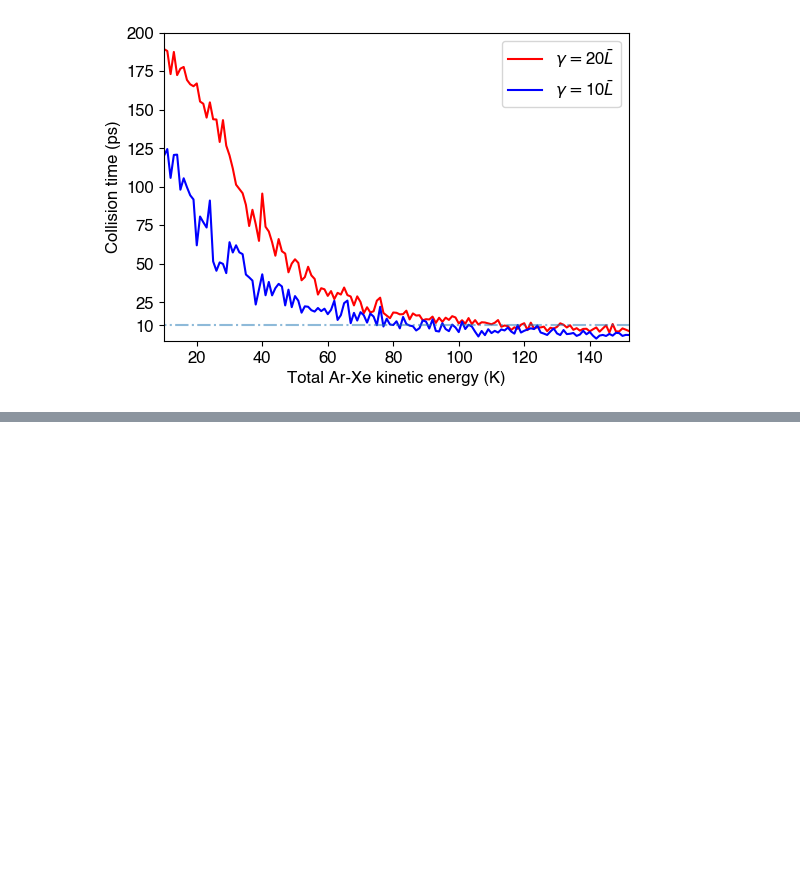
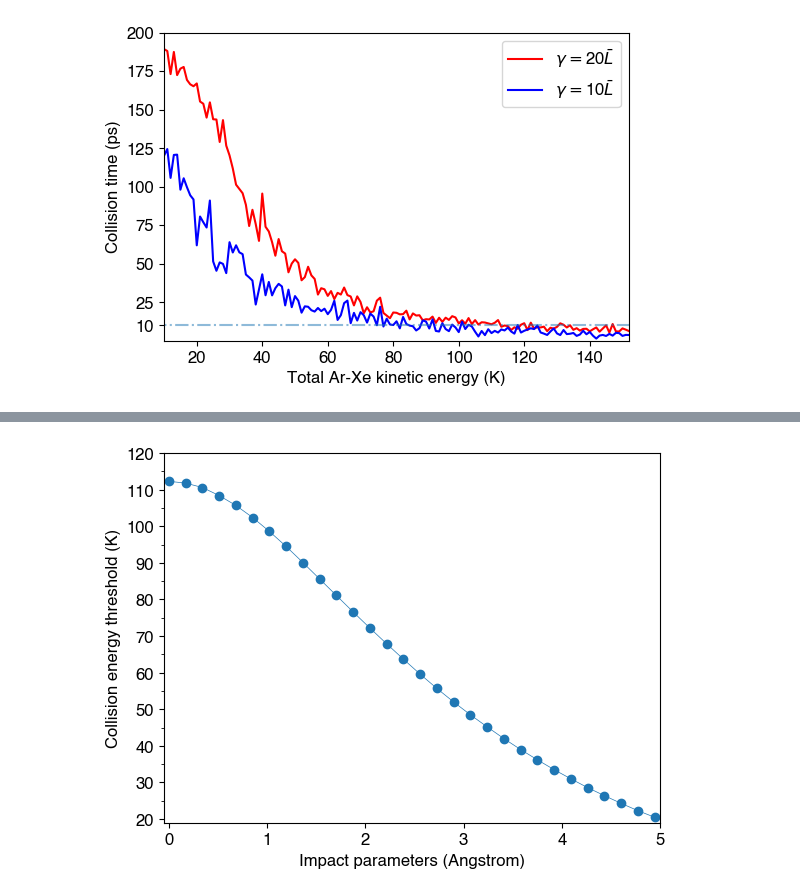
Before and after one commit to RibeiroGroup/Molecular-Dynamics-for-CIS, a Jupyter notebook: src/analyze_single_collision.ipynb, the cells around one changed output, grey strips where cells are left out. Drawn from its saved outputs; the diff is of its cells as text; code cells hidden in the pictures; blank space fills up the shorter version.

Commit message:
more plots

```diff
--- a/src/analyze_single_collision.ipynb
+++ b/src/analyze_single_collision.ipynb
@@ -677,3 +725,32 @@ for ct in [20, 1e1]:
+# %%
+PATH = 'pickle_jar/single_collision_zero_cavity_/coup_str_20_.pkl'
+
+with open(PATH,'rb') as handle:
+    result_dict = pickle.load(handle)
+# %%
+ip_list = []
+Tlist = []
+for h, rd in result_dict.items():
+    ip_list.append(h)
+    Tlist.append(rd['break T'])
+
+ip_list = np.array(ip_list)
+ip_list *= red.sigma * 10**8
+Tlist = np.array(Tlist)
+fig,ax = plt.subplots()
+
+ax.plot(ip_list, Tlist, linewidth = 0.5)
+ax.scatter(ip_list, Tlist)
+ax.set_xlabel("Impact parameters (Angstrom)")
+ax.set_ylabel("Collision energy threshold (K)")
+ax.set_xlim(-0.05,5)
+ax.set_ylim(19,120)
+ax.yaxis.set_major_locator(MultipleLocator(10))
+ax.yaxis.set_minor_locator(MultipleLocator(5))
+
+fig.savefig('figure/manuscript/ip_vs_k.jpeg',dpi = 600,bbox_inches = 'tight')
+# %% [output]
+[figure, added]
 # %%
 for i, file in enumerate(glob('pickle_jar/single_collision_zero_cavity_/*')):
     with open(file, 'rb') as handle:
```
Also changed, not shown: parts of 6 cells of this notebook, 15 other files.
